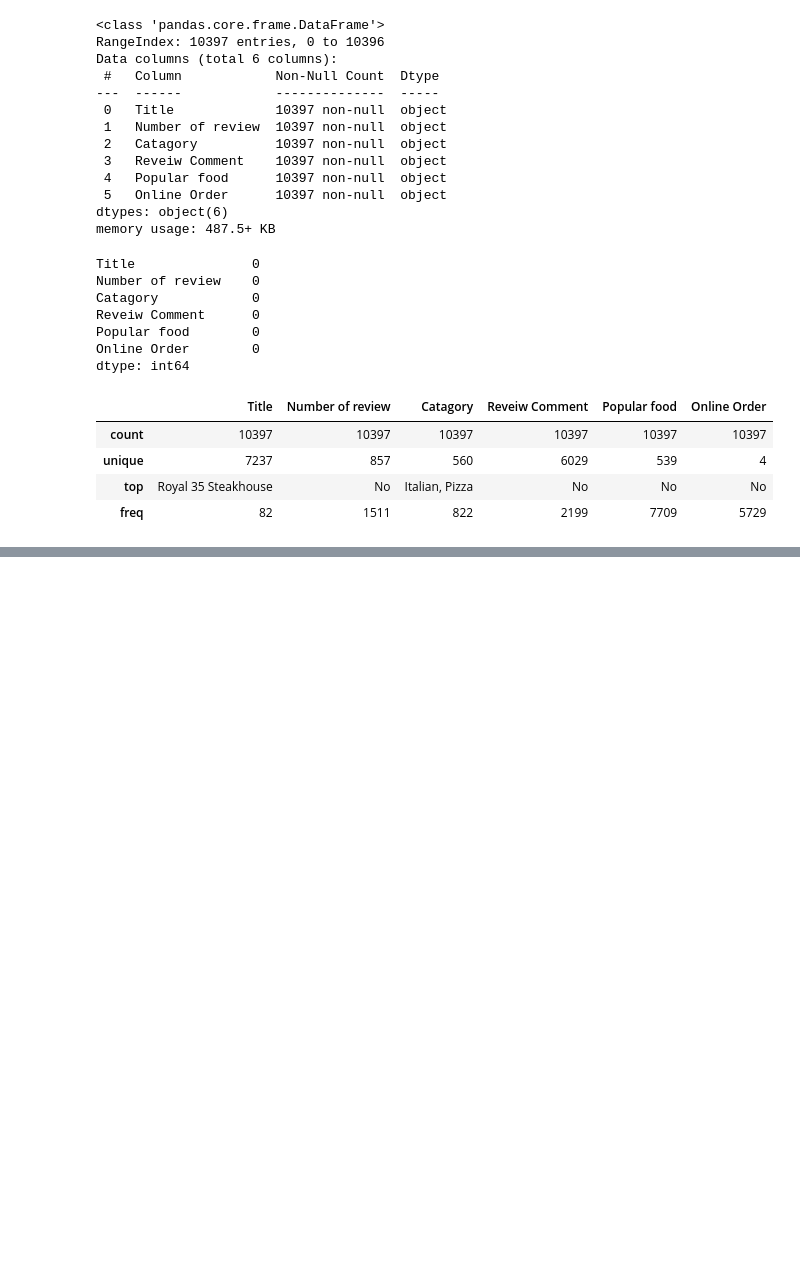
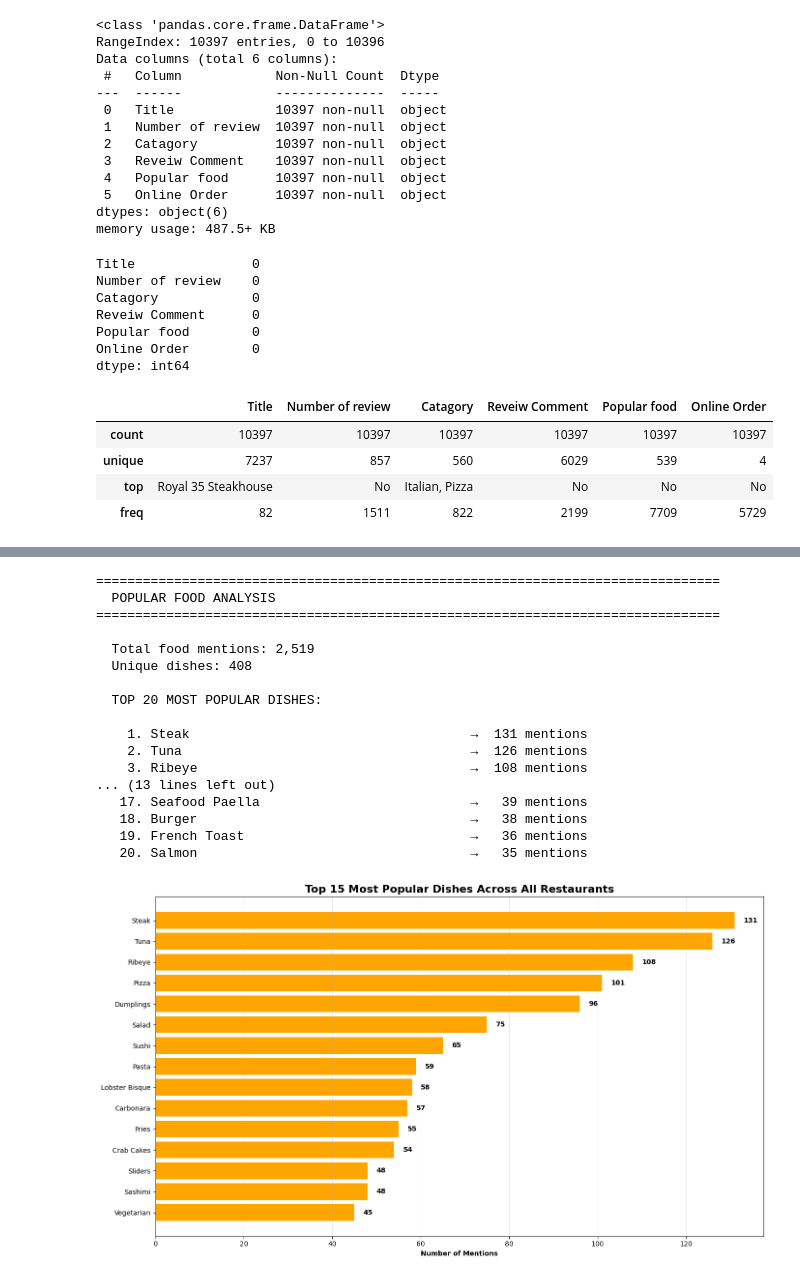
Before and after one commit to emergingsana123/UrbanUmami-An-End-to-End-NLP-Pipeline-for-NYC-Restaurant-Feedback, a Jupyter notebook: app.ipynb, the cells around one changed output, grey strips where cells are left out. Saved outputs shown, nothing was run; the diff lists cells and outputs as text; code cells hidden in the pictures; blank space fills up the shorter version.

```diff
--- a/app.ipynb
+++ b/app.ipynb
@@ -137,0 +448,65 @@ data['Number of review'] = data['Number of review'].astype(int)
+# %%
+# Popular food analysis
+print("="*80)
+print("  POPULAR FOOD ANALYSIS")
+print("="*80)
+
+# Extract all unique dishes
+all_foods = []
+# Placeholder values to exclude
+exclude_values = {'no', 'n/a', 'na', 'none', '-', ''}
+
+for food_list in data['Popular food'].dropna():
+    if pd.notna(food_list):
+        # Split by comma to get individual items
+        foods = [f.strip() for f in str(food_list).split(',')]
+        # Filter out placeholder values (case-insensitive)
+        # Note: foods are already normalized to Title case in data cleaning
+        foods = [f for f in foods if f.lower() not in exclude_values and len(f) > 0]
+        all_foods.extend(foods)
+
+# Count frequencies
+from collections import Counter
+food_counter = Counter(all_foods)
+
+print(f"\n  Total food mentions: {len(all_foods):,}")
+print(f"  Unique dishes: {len(food_counter)}")
+
+print(f"\n  TOP 20 MOST POPULAR DISHES:\n")
+for idx, (food, count) in enumerate(food_counter.most_common(20), 1):
+    print(f"   {idx:2d}. {food:40s} → {count:4d} mentions")
+
+# Visualize top 15 popular foods
+plt.figure(figsize=(14, 8))
+top_foods = dict(food_counter.most_common(15))
+bars = plt.barh(range(len(top_foods)), list(top_foods.values()), color='orange')
+plt.yticks(range(len(top_foods)), list(top_foods.keys()))
+plt.xlabel('Number of Mentions', fontweight='bold')
+plt.title('Top 15 Most Popular Dishes Across All Restaurants', fontsize=16, fontweight='bold')
+plt.grid(axis='x', alpha=0.3)
+
+for i, (food, val) in enumerate(top_foods.items()):
+    plt.text(val + 2, i, f'{val}', va='center', fontweight='bold')
+
+plt.gca().invert_yaxis()
+plt.tight_layout()
+plt.show()
+# %% [output]
+================================================================================
+  POPULAR FOOD ANALYSIS
+================================================================================
+
+  Total food mentions: 2,519
+  Unique dishes: 408
+
+  TOP 20 MOST POPULAR DISHES:
+
+    1. Steak                                    →  131 mentions
+    2. Tuna                                     →  126 mentions
+    3. Ribeye                                   →  108 mentions
+... (13 lines left out)
+   17. Seafood Paella                           →   39 mentions
+   18. Burger                                   →   38 mentions
+   19. French Toast                             →   36 mentions
+   20. Salmon                                   →   35 mentions
+[figure, added]
```
Also changed, not shown: parts of 39 cells of this notebook, 3 other files.
